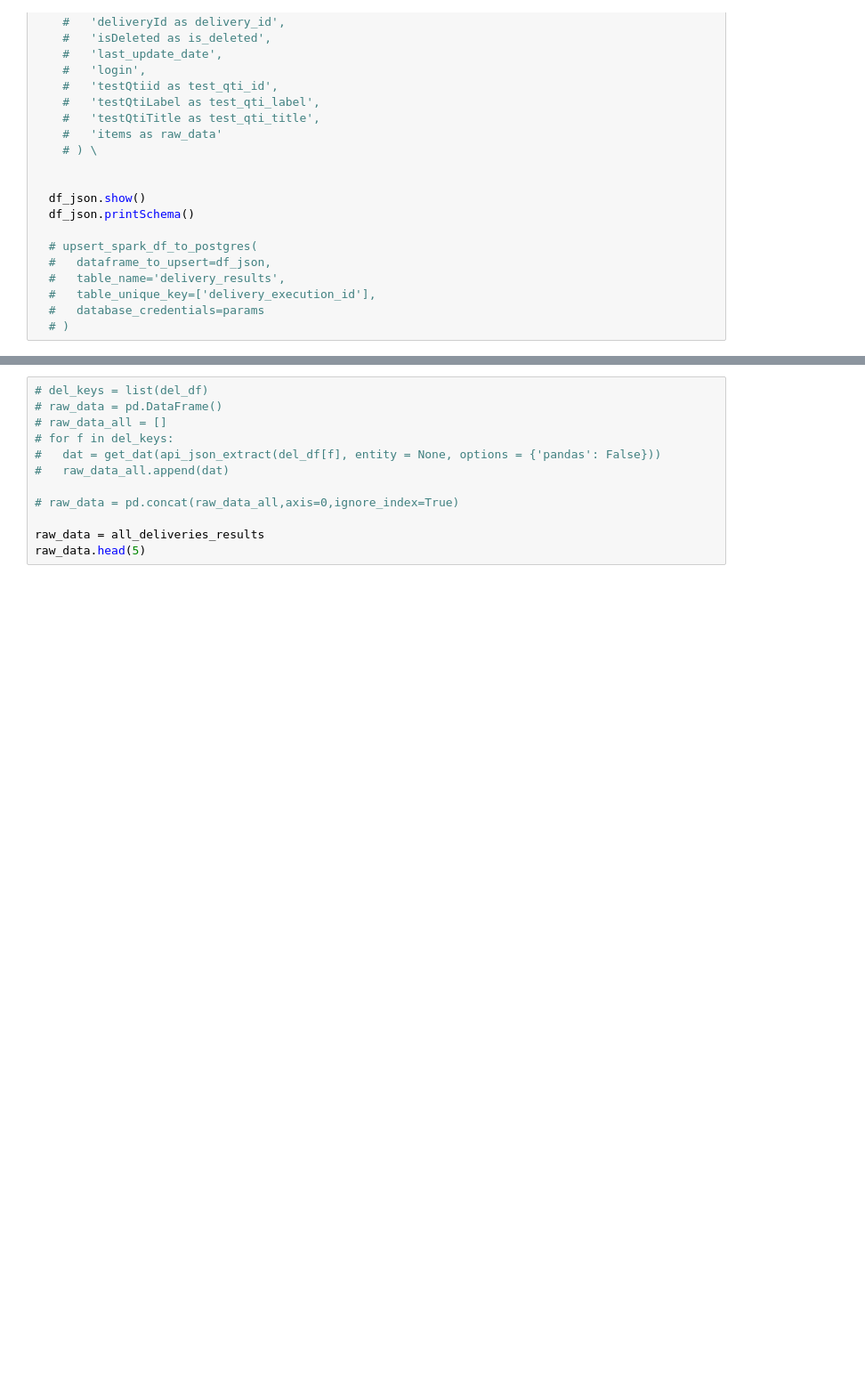
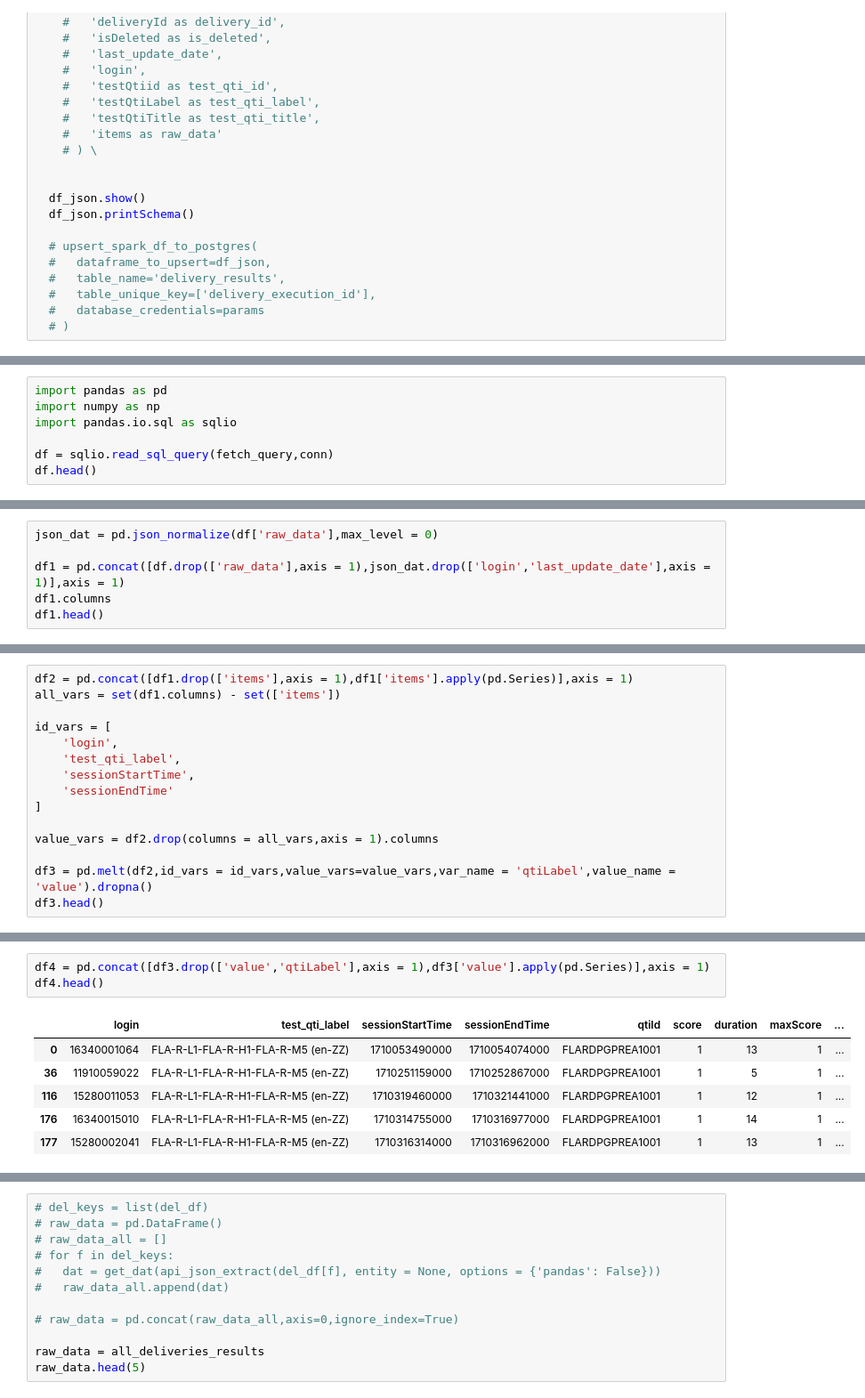
Before and after one commit to leonhead-acer/pisa2025-api-etl, a Jupyter notebook: Getting_started_with_Data_Extraction.ipynb, the cells around one changed output, grey strips where cells are left out. Shown at 89% size. Cells and saved outputs as stored; diff of their text form; blank space fills up the shorter version.

Commit message:
Extract data from SQL database

```diff
--- a/Getting_started_with_Data_Extraction.ipynb
+++ b/Getting_started_with_Data_Extraction.ipynb
@@ -835,0 +878,7 @@ for f in json_files:
+# %%
+import pandas as pd
+import numpy as np
+import pandas.io.sql as sqlio
+
+df = sqlio.read_sql_query(fetch_query,conn)
+df.head()
@@ -835,0 +892,6 @@ for f in json_files:
+# %%
+json_dat = pd.json_normalize(df['raw_data'],max_level = 0)
+
+df1 = pd.concat([df.drop(['raw_data'],axis = 1),json_dat.drop(['login','last_update_date'],axis = 1)],axis = 1)
+df1.columns
+df1.head()
@@ -835,0 +906,15 @@ for f in json_files:
+# %%
+df2 = pd.concat([df1.drop(['items'],axis = 1),df1['items'].apply(pd.Series)],axis = 1)
+all_vars = set(df1.columns) - set(['items'])
+
+id_vars = [
+    'login',
+    'test_qti_label',
+    'sessionStartTime',
+    'sessionEndTime'
+]
+
+value_vars = df2.drop(columns = all_vars,axis = 1).columns
+
+df3 = pd.melt(df2,id_vars = id_vars,value_vars=value_vars,var_name = 'qtiLabel',value_name = 'value').dropna()
+df3.head()
@@ -835,0 +928,10 @@ for f in json_files:
+# %%
+df4 = pd.concat([df3.drop(['value','qtiLabel'],axis = 1),df3['value'].apply(pd.Series)],axis = 1)
+df4.head()
+# %% [output]
+|  | login | test_qti_label | sessionStartTime | sessionEndTime | qtiId | score | duration | maxScore | ... |
+| 0 | 16340001064 | FLA-R-L1-FLA-R-H1-FLA-R-M5 (en-ZZ) | 1710053490000 | 1710054074000 | FLARDPGPREA1001 | 1 | 13 | 1 | ... |
+| 36 | 11910059022 | FLA-R-L1-FLA-R-H1-FLA-R-M5 (en-ZZ) | 1710251159000 | 1710252867000 | FLARDPGPREA1001 | 1 | 5 | 1 | ... |
+| 116 | 15280011053 | FLA-R-L1-FLA-R-H1-FLA-R-M5 (en-ZZ) | 1710319460000 | 1710321441000 | FLARDPGPREA1001 | 1 | 12 | 1 | ... |
+| 176 | 16340015010 | FLA-R-L1-FLA-R-H1-FLA-R-M5 (en-ZZ) | 1710314755000 | 1710316977000 | FLARDPGPREA1001 | 1 | 14 | 1 | ... |
+| 177 | 15280002041 | FLA-R-L1-FLA-R-H1-FLA-R-M5 (en-ZZ) | 1710316314000 | 1710316962000 | FLARDPGPREA1001 | 1 | 13 | 1 | ... |
```
Also changed, not shown: parts of 14 cells of this notebook.
